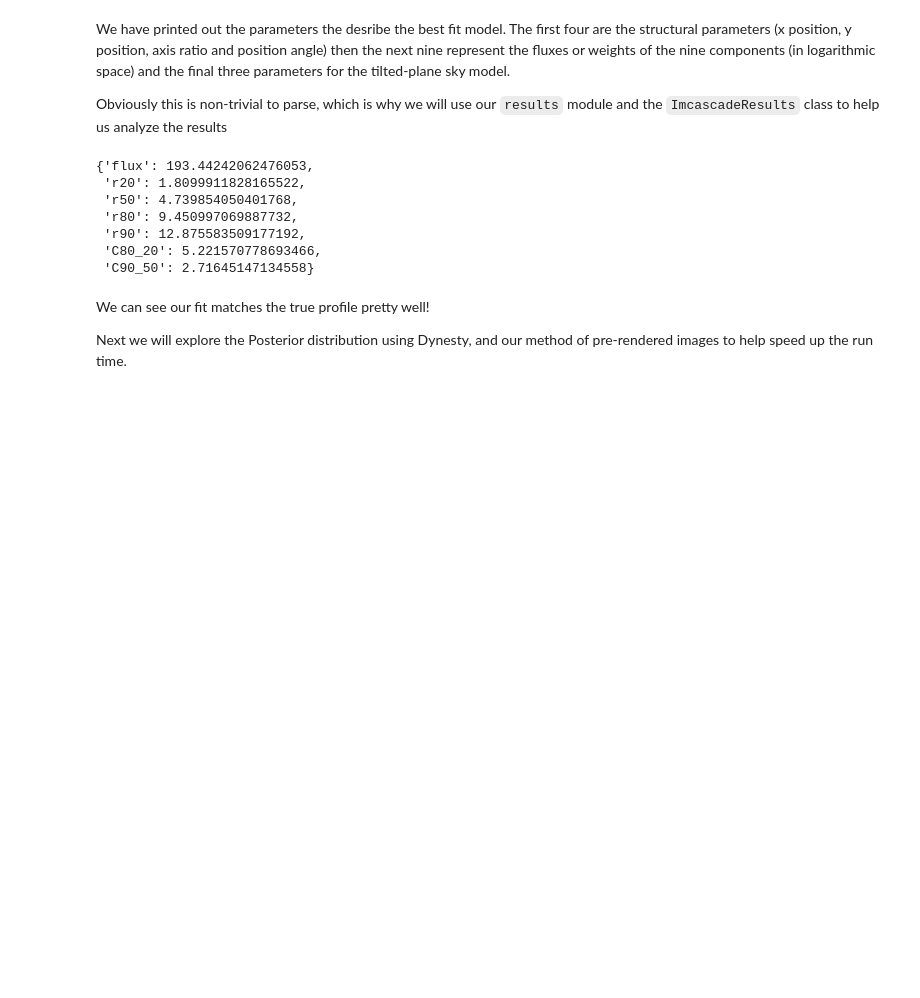
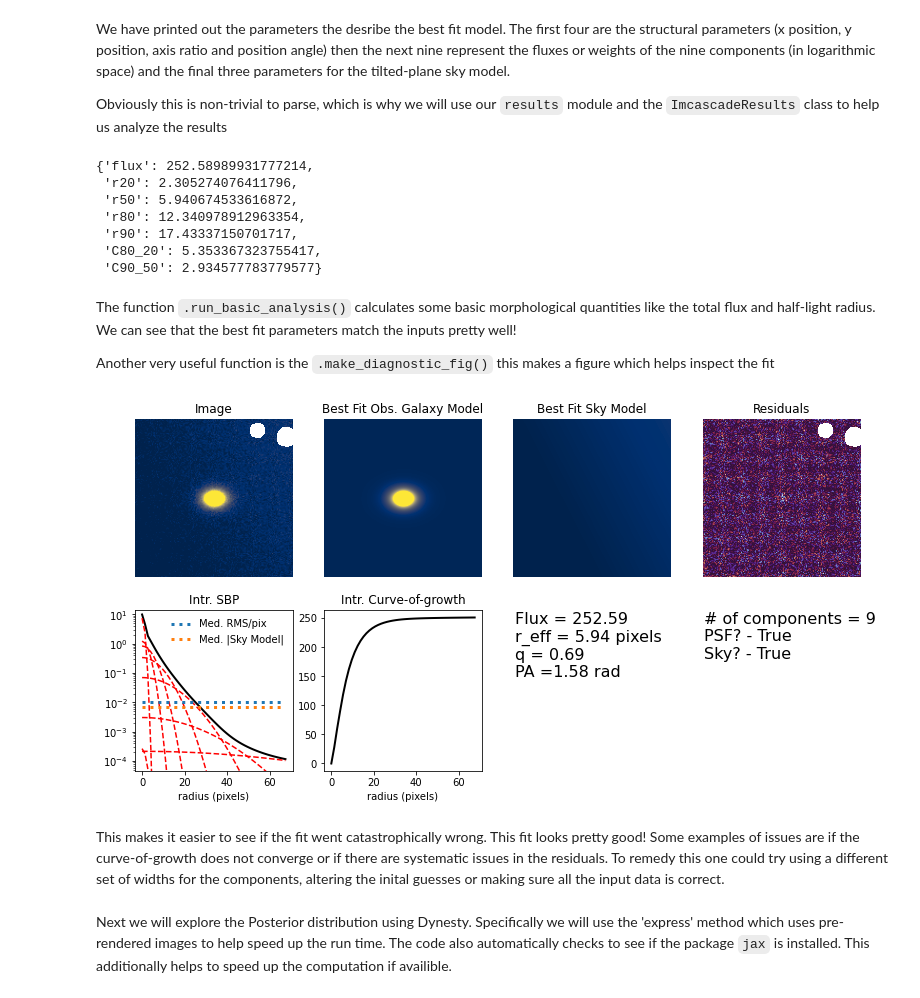
Before and after one commit to tbmiller-astro/imcascade, a Jupyter notebook: docs/source/quickstart.ipynb, the cells around one changed output. Drawn from its saved outputs; the diff is of its cells as text; code cells hidden in the pictures; blank space fills up the shorter version.

Commit message:
Added jax and make_diagnostic_fig, updated docs

```diff
--- a/docs/source/quickstart.ipynb
+++ b/docs/source/quickstart.ipynb
@@ -4,15 +4,21 @@
 ``imcascade`` is a method to fit sources in astronomical images. This is accomplished using the multi-Gaussian expansion method which models the galaxy as a mixture of Gaussians. For more details please read the in-depth example. What follows is a (very) brief introduction to the basic usage of ``imcascade``.
 # %%
 # This cell is hidden from documentation but the analytic profile and psf are calculated here using the astropy definitions
+import importlib
+#Import jax if it exists
+if importlib.util.find_spec('jax') is not None:
+    import jax
+    %set_env JAX_PLATFORM_NAME=cpu
 import numpy as np
 import matplotlib.pyplot as plt
 from astropy.modeling.functional_models import Sersic2D, Moffat2D
 from astropy.convolution import convolve
 grid = np.arange(0,150)
 X,Y = np.meshgrid(grid,grid)
-s2d = Sersic2D(r_eff = 5,n = 1.5, x_0 = 75., y_0 = 75.)
+s2d = Sersic2D(r_eff = 6,n = 1.5, x_0 = 75., y_0 = 75., ellip = 0.3)
 im = s2d(X,Y)
 im = im*250./np.sum(im)
+im += (X-75.)*0.0002 + (Y-75.)*-0.0001
 
 grid2 = np.arange(0,31)
 X,Y = np.meshgrid(grid2,grid2)
@@ -20,4 +26,4 @@ m2d = Moffat2D(gamma = 3,alpha = 3, x_0 = 15., y_0 = 15.)
 psf = m2d(X,Y)
 psf = psf/ np.sum(psf)
 
-sci = convolve(im,psf) + np.random.normal(loc = 0, scale = 5e-2, size = im.shape)
+sci = convolve(im,psf) + np.random.normal(loc = 0, scale = 1e-2, size = im.shape)
@@ -71,19 +79,27 @@ We have printed out the parameters the desribe the best fit model. The first fou
 Obviously this is non-trivial to parse, which is why we will use our ``results`` module and the ``ImcascadeResults`` class to help us analyze the results
 # %%
 from imcascade.results import ImcascadeResults
-res_ls = ImcascadeResults(fitter)
-res_ls.run_basic_analysis()
+res_class = ImcascadeResults(fitter)
+res_class.run_basic_analysis()
 # %% [output]
-{'flux': 193.44242062476053,
- 'r20': 1.8099911828165522,
- 'r50': 4.739854050401768,
- 'r80': 9.450997069887732,
- 'r90': 12.875583509177192,
- 'C80_20': 5.221570778693466,
- 'C90_50': 2.71645147134558}
+{'flux': 252.58989931777214,
+ 'r20': 2.305274076411796,
+ 'r50': 5.940674533616872,
+ 'r80': 12.340978912963354,
+ 'r90': 17.43337150701717,
+ 'C80_20': 5.353367323755417,
+ 'C90_50': 2.934577783779577}
 # %% [markdown]
-We can see our fit matches the true profile pretty well!
+The function `.run_basic_analysis()` calculates some basic morphological quantities like the total flux and half-light radius. We can see that the best fit parameters match the inputs pretty well!
 
-Next we will explore the Posterior distribution using Dynesty, and our method of pre-rendered images to help speed up the run time.
+Another very useful function is the `.make_diagnostic_fig()` this makes a figure which helps inspect the fit
+# %%
+fig = res_class.make_diagnostic_fig()
+# %% [output]
+[figure, added]
+# %% [markdown]
+This makes it easier to see if the fit went catastrophically wrong. This fit looks pretty good! Some examples of issues are if the curve-of-growth does not converge or if there are systematic issues in the residuals. To remedy this one could try using a different set of widths for the components, altering the inital guesses or making sure all the input data is correct.
+# %% [markdown]
+Next we will explore the Posterior distribution using Dynesty. Specifically we will use the 'express' method which uses pre-rendered images to help speed up the run time. The code also automatically checks to see if the package `jax` is installed. This additionally helps to speed up the computation if availible.
 # %%
 post = fitter.run_dynesty(method = 'express')
```
Also changed, not shown: parts of 23 cells of this notebook, 39 other files.
